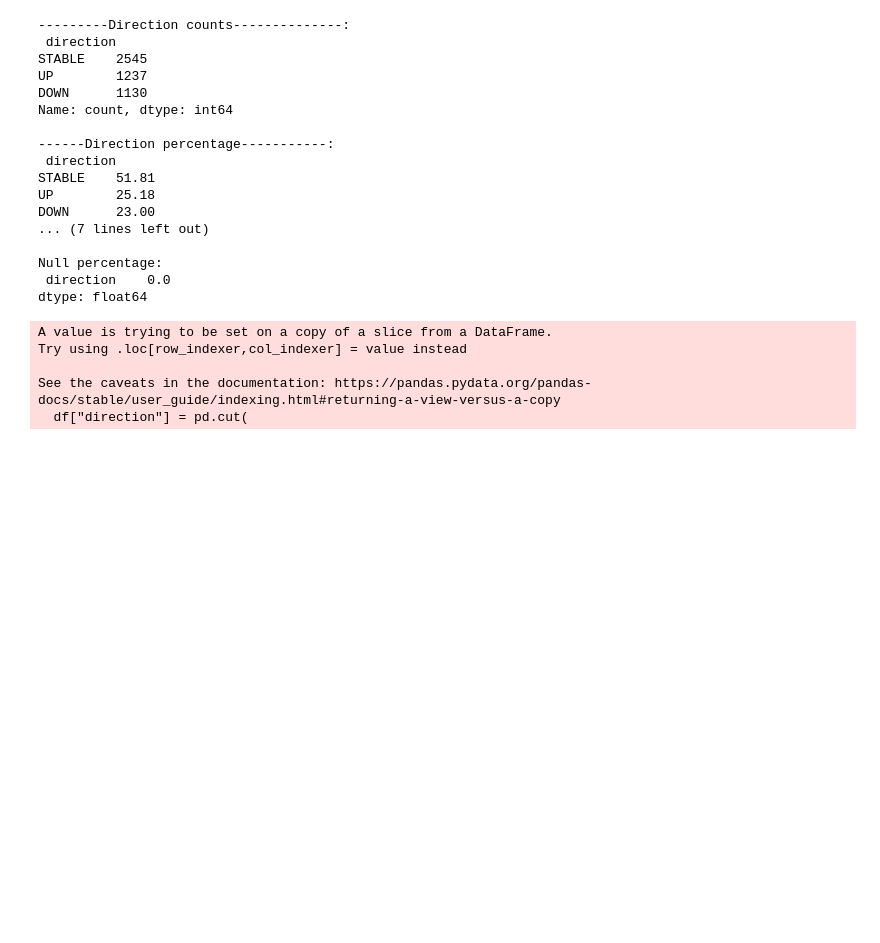
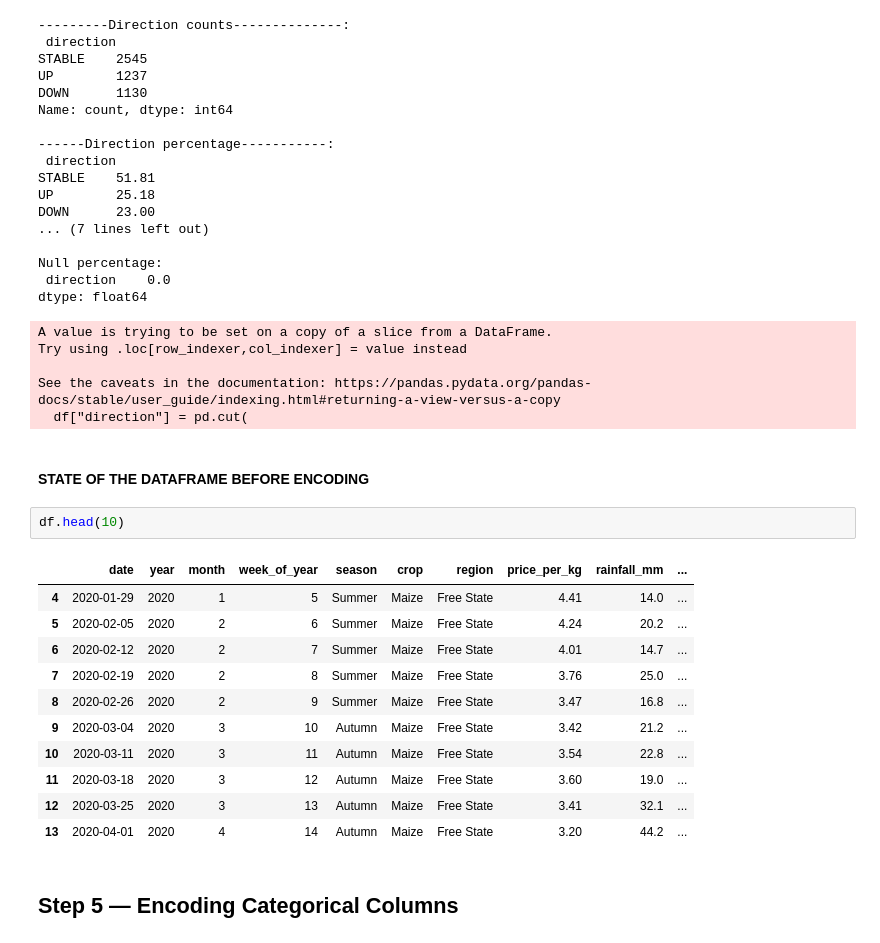
Before and after one commit to MawelelaSS/Crop-Price-Prediction-Model, a Jupyter notebook: train.ipynb, the cells around one changed output. Saved outputs shown, nothing was run; the diff lists cells and outputs as text; blank space fills up the shorter version.

```diff
--- a/train.ipynb
+++ b/train.ipynb
@@ -331,3 +335,21 @@ Try using .loc[row_indexer,col_indexer] = value instead
 
 See the caveats in the documentation: https://pandas.pydata.org/pandas-docs/stable/user_guide/indexing.html#returning-a-view-versus-a-copy
   df["direction"] = pd.cut(
+# %% [markdown]
+#### STATE OF THE DATAFRAME BEFORE ENCODING
+# %%
+df.head(10)
+# %% [output]
+|  | date | year | month | week_of_year | season | crop | region | price_per_kg | rainfall_mm | ... |
+| 4 | 2020-01-29 | 2020 | 1 | 5 | Summer | Maize | Free State | 4.41 | 14.0 | ... |
+| 5 | 2020-02-05 | 2020 | 2 | 6 | Summer | Maize | Free State | 4.24 | 20.2 | ... |
+| 6 | 2020-02-12 | 2020 | 2 | 7 | Summer | Maize | Free State | 4.01 | 14.7 | ... |
+| 7 | 2020-02-19 | 2020 | 2 | 8 | Summer | Maize | Free State | 3.76 | 25.0 | ... |
+| 8 | 2020-02-26 | 2020 | 2 | 9 | Summer | Maize | Free State | 3.47 | 16.8 | ... |
+| 9 | 2020-03-04 | 2020 | 3 | 10 | Autumn | Maize | Free State | 3.42 | 21.2 | ... |
+| 10 | 2020-03-11 | 2020 | 3 | 11 | Autumn | Maize | Free State | 3.54 | 22.8 | ... |
+| 11 | 2020-03-18 | 2020 | 3 | 12 | Autumn | Maize | Free State | 3.60 | 19.0 | ... |
+| 12 | 2020-03-25 | 2020 | 3 | 13 | Autumn | Maize | Free State | 3.41 | 32.1 | ... |
+| 13 | 2020-04-01 | 2020 | 4 | 14 | Autumn | Maize | Free State | 3.20 | 44.2 | ... |
+# %% [markdown]
+## Step 5 — Encoding Categorical Columns
```
Also changed, not shown: parts of 7 cells of this notebook.
